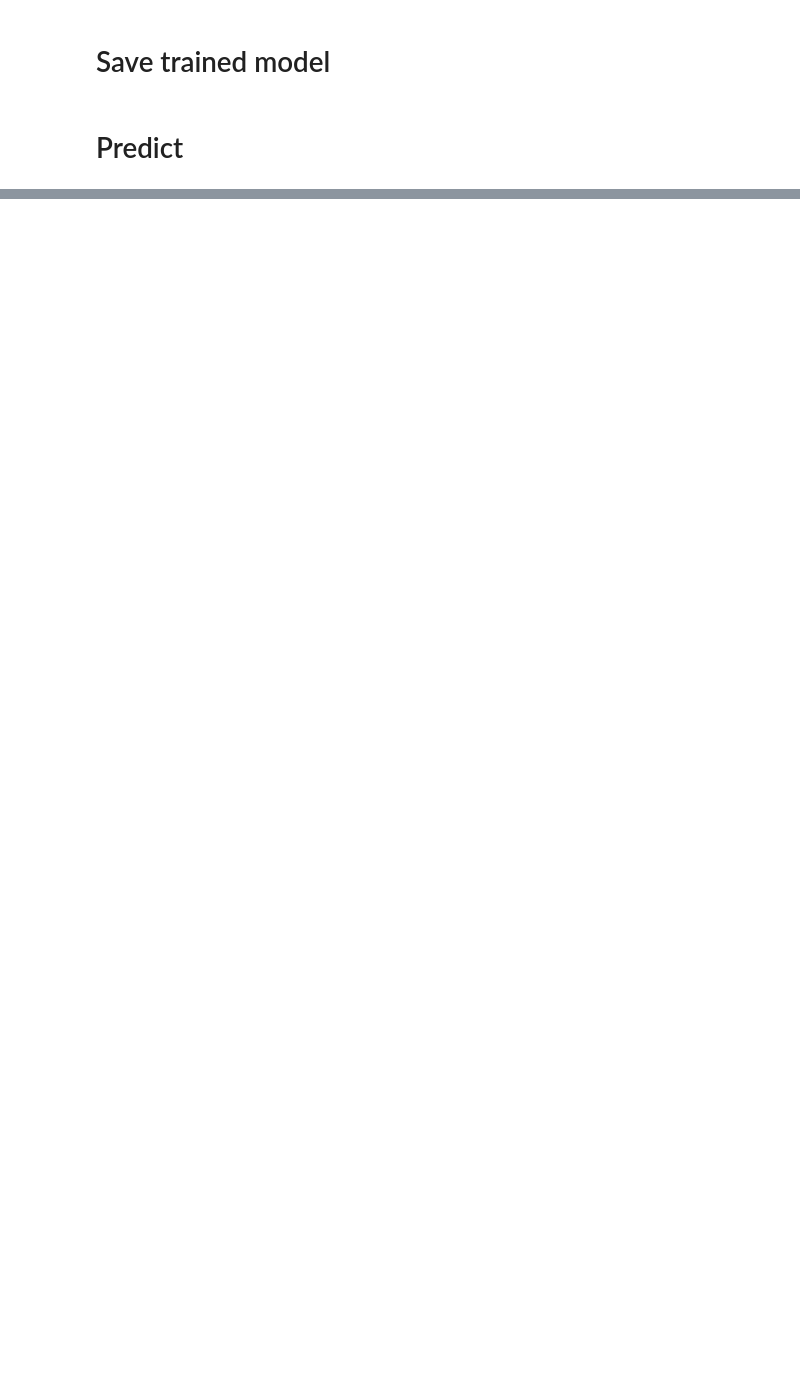
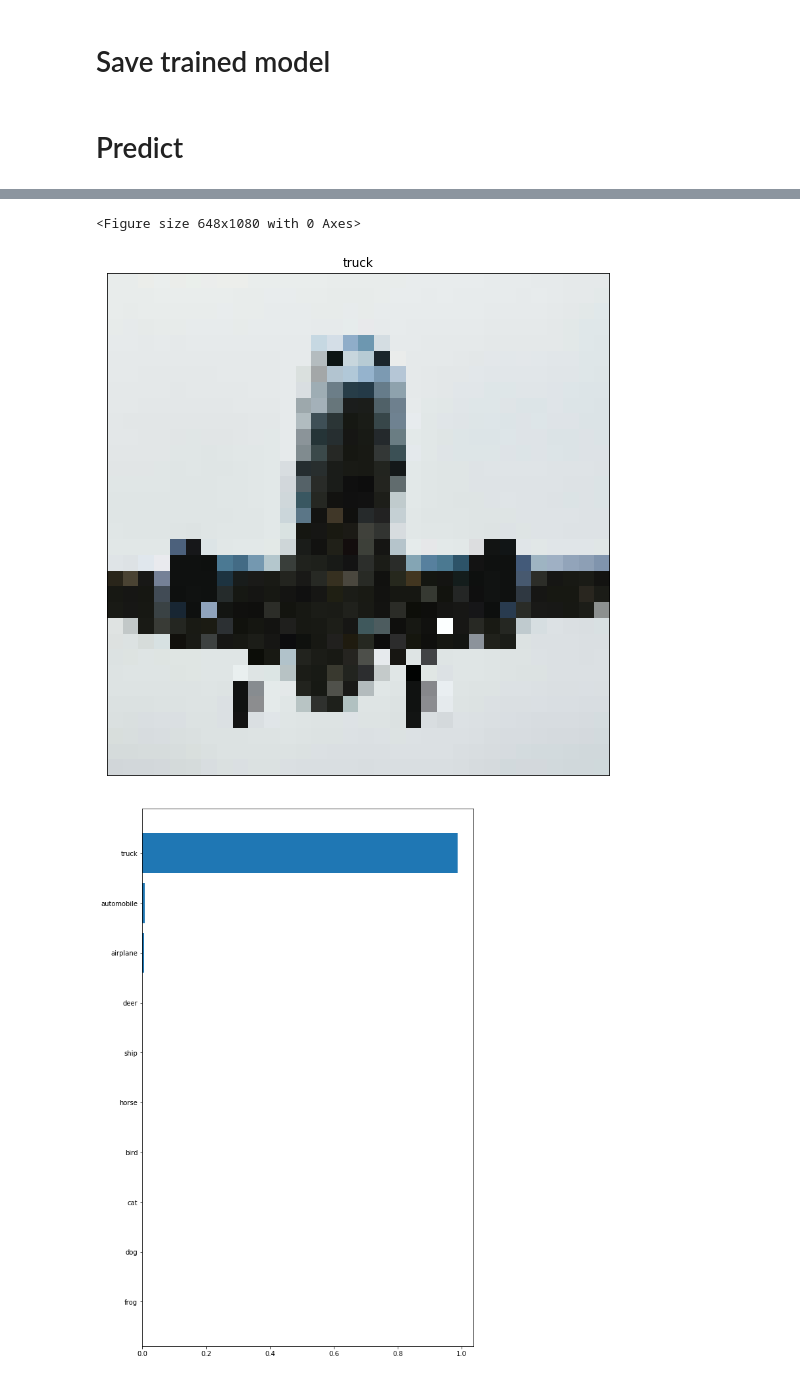
Before and after one commit to cafenoctua/CIFAR10_Classification_App, a Jupyter notebook: jupyter_tensoflow_env/src/CIFAR10_Cassification.ipynb, the cells around one changed output, grey strips where cells are left out. Cells and saved outputs as stored; diff of their text form; code cells hidden in the pictures; blank space fills up the shorter version.

```diff
--- a/jupyter_tensoflow_env/src/CIFAR10_Cassification.ipynb
+++ b/jupyter_tensoflow_env/src/CIFAR10_Cassification.ipynb
@@ -200,0 +225,22 @@ for i in range(num):
+# %%
+y_pred = model.predict(input_img)
+y_proba = model.predict_proba(input_img)
+fig = plt.figure(figsize=(9, 15))
+fig.subplots_adjust(left=0, right=1, bottom=0, top=0.5, hspace=0.05,
+                    wspace=0.05)
+
+num = 1
+for i in range(num):
+    fig = plt.figure(figsize=(9, 15))
+    y = y_pred[i].argmax()
+    ax = fig.add_subplot(num,1, i+1, xticks=[], yticks=[])
+    ax.imshow(input_img[i])
+    plt.title(cifar10_labels[np.argmax(y_pred[i])])
+    fig = plt.figure(figsize=(9, 15))
+    plt.barh(np.arange(0,10),y_proba[i][y_proba[i].argsort()[::1]])
+    plt.yticks(np.arange(0,10),cifar10_labels[y_proba[i].argsort()[::1]])
+    plt.show()
+# %% [output]
+<Figure size 648x1080 with 0 Axes>
+[figure, added]
+[figure, added]
```
Also changed, not shown: parts of 12 cells of this notebook, 13 other files.
